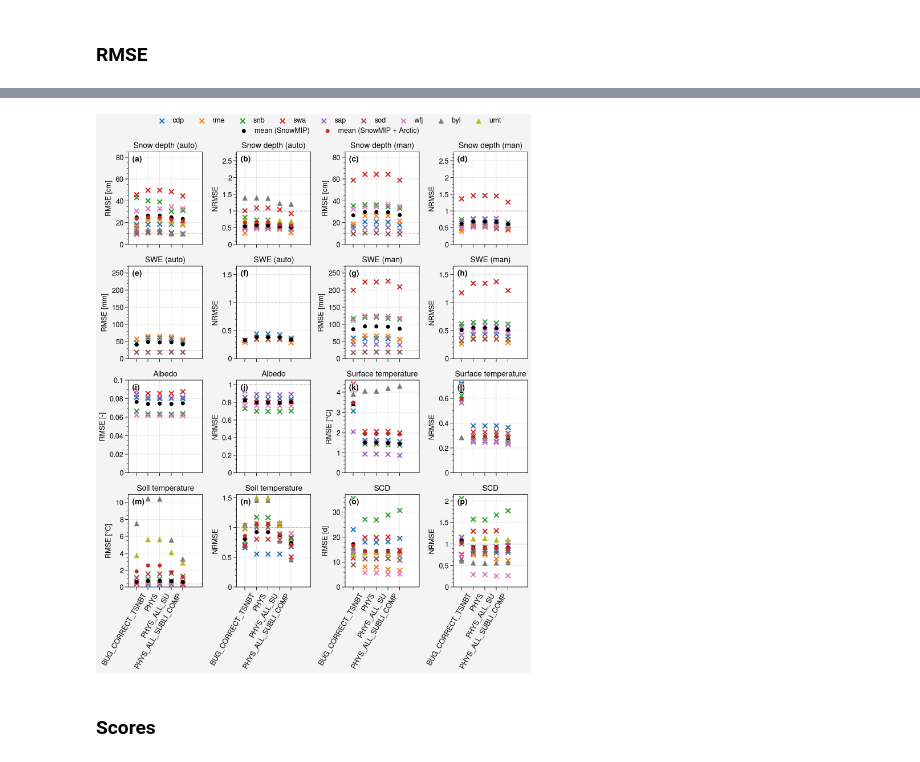
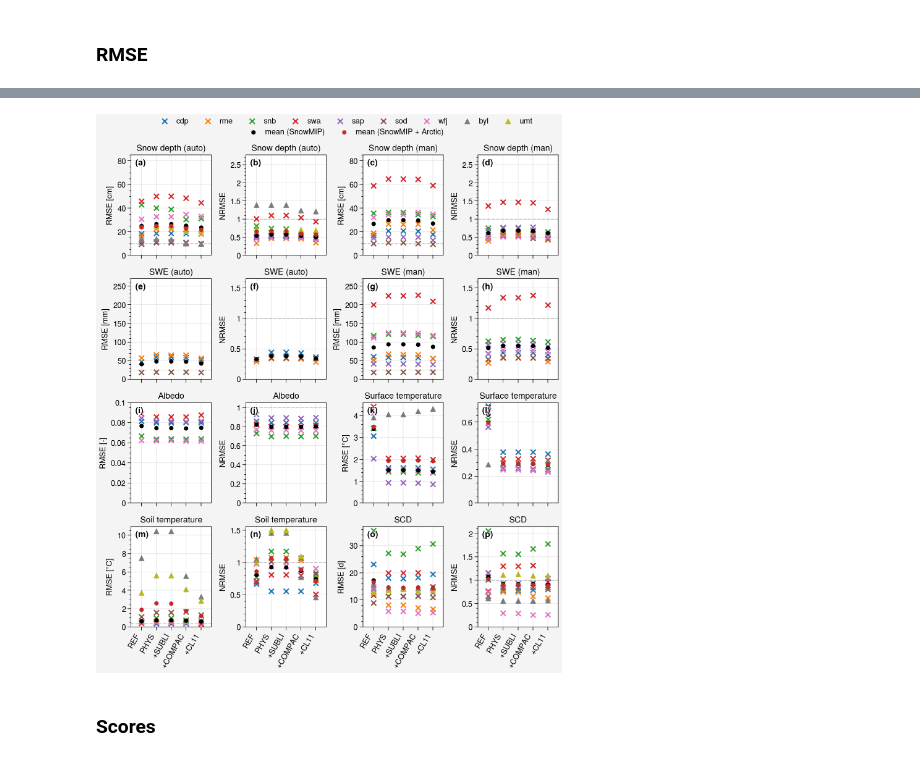
Before and after one commit to mickaellalande/SnowC2, a Jupyter notebook: CLASSIC/in_situ/mid-term_review_ESA_Arctic_opti.ipynb, the cells around one changed output, grey strips where cells are left out. Saved outputs shown, nothing was run; the diff lists cells and outputs as text; code cells hidden in the pictures.

Commit message:
Finalize plots for ESA Mid-Term Review meeting

```diff
--- a/CLASSIC/in_situ/mid-term_review_ESA_Arctic_opti.ipynb
+++ b/CLASSIC/in_situ/mid-term_review_ESA_Arctic_opti.ipynb
@@ -1247,3 +1247,27 @@ df_gather_Arctic.loc[('albs')]
 | PHYS_ALL_SUBLI_COMPAC_calonne | [0.0375543492140641, nan, 0.01346... | [5.4376295451421806, nan, 1.73200... | [0.39368894691168776, nan, 0.1475... | [0.06212511052440763, nan, 0.0448... | [8.995318612956588, nan, 5.767420... | [0.08009685107863342, nan, 0.0640... | [11.597511686740184, nan, 8.23334... | [0.8396695885301156, nan, 0.70135... | [0.7113278199163344, nan, 0.73456... | [0.09215231746043832, nan, 0.0562... | [0.16033041146988442, nan, 0.2986... |
 # %% [markdown]
 ### RMSE
+# %%
+import proplot as pplt
+import numpy as np
+import pandas as pd
+
+# Sample data
+N = 500
+state = np.random.RandomState(51423)
+data1 = state.normal(size=(N, 5)) + 2 * (state.rand(N, 5) - 0.5) * np.arange(5)
+data1 = pd.DataFrame(data1, columns=pd.Index(list('abcde'), name='label'))
+data2 = state.rand(100, 7)
+data2 = pd.DataFrame(data2, columns=pd.Index(list('abcdefg'), name='label'))
+
+# Figure
+fig, axs = pplt.subplots()
+axs.format(
+    abc='A.', titleloc='l', grid=False,
+    suptitle='Boxes and violins demo'
+)
+
+# Box plots
+ax = axs[0]
+obj1 = ax.box(data1, means=True, marker='x', meancolor='r', fillcolor='gray4')
+ax.format(title='Box plots', xticklabels=['a']*5)
@@ -1412,37 +1438,37 @@ for i, site in enumerate(SnowMIP_sites+SnowArctic_sites):
     h = axs[15].scatter(df_metrics_list[i].loc[('SCD')].nrmse[1:], marker=markers[i], label=site.name, color=colors[i])
     h_list.append(h)
 h_mean = axs[15].scatter(df_gather.loc[('SCD')].nrmse[1:].apply(np.nanmean),
                         marker=marker_mean, label=label_mean, color=color_mean, markersize=marker_mean_size)
 axs[15].scatter(df_gather_Arctic.loc[('SCD')].nrmse[1:].apply(np.nanmean),
                 marker=marker_mean_arc, label=label_mean_arc, color=color_mean_arc, markersize=marker_mean_arc_size)
 axs[15].format(title='SCD', ylabel='NRMSE', xrotation=xrotation, ylim=(0, None))
 
 x_min = -0.7
 # x_max = 2.7
-x_max = 5.7
+x_max = 4.7
 for i, ax in enumerate(axs):
     # ax.format(xticklabels=['CLASS']+[exp[:-10] for exp in exps], xlim=(x_min, x_max))
     ax.format(xticklabels=[exp[:-10] for exp in exps], xlim=(x_min, x_max))
     if (i % 2) != 0:
         ax.hlines(1, x_min, x_max, color='k', lw=1, alpha=0.2, zorder=0, ls='--')
 
 # Snow Depth uncertainty
 axs[0].hlines(10, x_min, x_max, color='k', lw=1, alpha=0.2, zorder=0, ls='--')
 axs[2].hlines(10, x_min, x_max, color='k', lw=1, alpha=0.2, zorder=0, ls='--')
 
 # SWE uncertainty
 axs[4].hlines(25, x_min, x_max, color='k', lw=1, alpha=0.2, zorder=0, ls='--')
 axs[6].hlines(25, x_min, x_max, color='k', lw=1, alpha=0.2, zorder=0, ls='--')
 
 # Soil temp uncertainty
 axs[12].hlines(0.4, x_min, x_max, color='k', lw=1, alpha=0.2, zorder=0, ls='--')
 
 
 fig.legend(h_list+[h_mean, h_mean_arc], loc='t', ncols=len(SnowMIP_sites)+len(SnowArctic_sites), center=True, frame=False)
-fig.format(abc='(a)', abcloc='ul')
-# fig.save('img/tn1_rmse.jpg')
+fig.format(abc='(a)', abcloc='ul', xticklabels=['REF', 'PHYS', '+SUBLI', '+COMPAC', '+CL11'])
+fig.save('img/mtr_rmse.jpg')
 # %% [output]
-[figure, old version]
+[figure, new version]
 # %% [markdown]
 ### Scores
 # %% [markdown]
```
Also changed, not shown: parts of 2 cells of this notebook, 4 other files.
